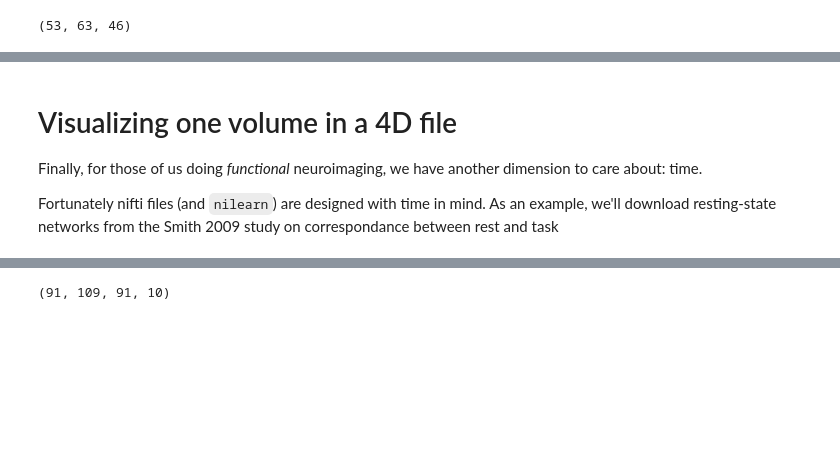
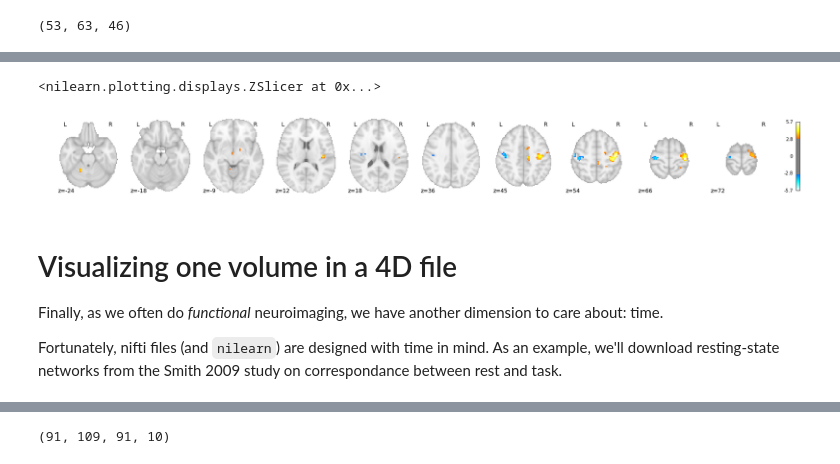
Before and after one commit to choldgraf/UCSF-Data_Driven_Neuro, a Jupyter notebook: machine_learning/2_plot_3d_and_4d_niimg.ipynb, the cells around one changed output, grey strips where cells are left out. Saved outputs shown, nothing was run; the diff lists cells and outputs as text; code cells hidden in the pictures; blank space fills up the shorter version.

```diff
--- a/machine_learning/2_plot_3d_and_4d_niimg.ipynb
+++ b/machine_learning/2_plot_3d_and_4d_niimg.ipynb
@@ -118,9 +142,15 @@ plotting.plot_stat_map(tmap_filename, threshold=3)
+# %%
+plotting.plot_stat_map(tmap_filename, threshold=3,
+                       display_mode='z', cut_coords=10)
+# %% [output]
+<nilearn.plotting.displays.ZSlicer at 0x...>
+[figure, added]
 # %% [markdown]
 # Visualizing one volume in a 4D file
 
-Finally, for those of us doing *functional* neuroimaging, we have another dimension to care about: time.
+Finally, as we often do *functional* neuroimaging, we have another dimension to care about: time.
 
-Fortunately nifti files (and `nilearn`) are designed with time in mind. As an example, we'll download resting-state networks from the Smith 2009 study on correspondance between rest and task
+Fortunately, nifti files (and `nilearn`) are designed with time in mind. As an example, we'll download resting-state networks from the Smith 2009 study on correspondance between rest and task.
 # %%
 rsn = datasets.fetch_atlas_smith_2009(data_dir=path_data)['rsn10']
 print(rsn)
```
Also changed, not shown: parts of 27 cells of this notebook, 6 other files.
